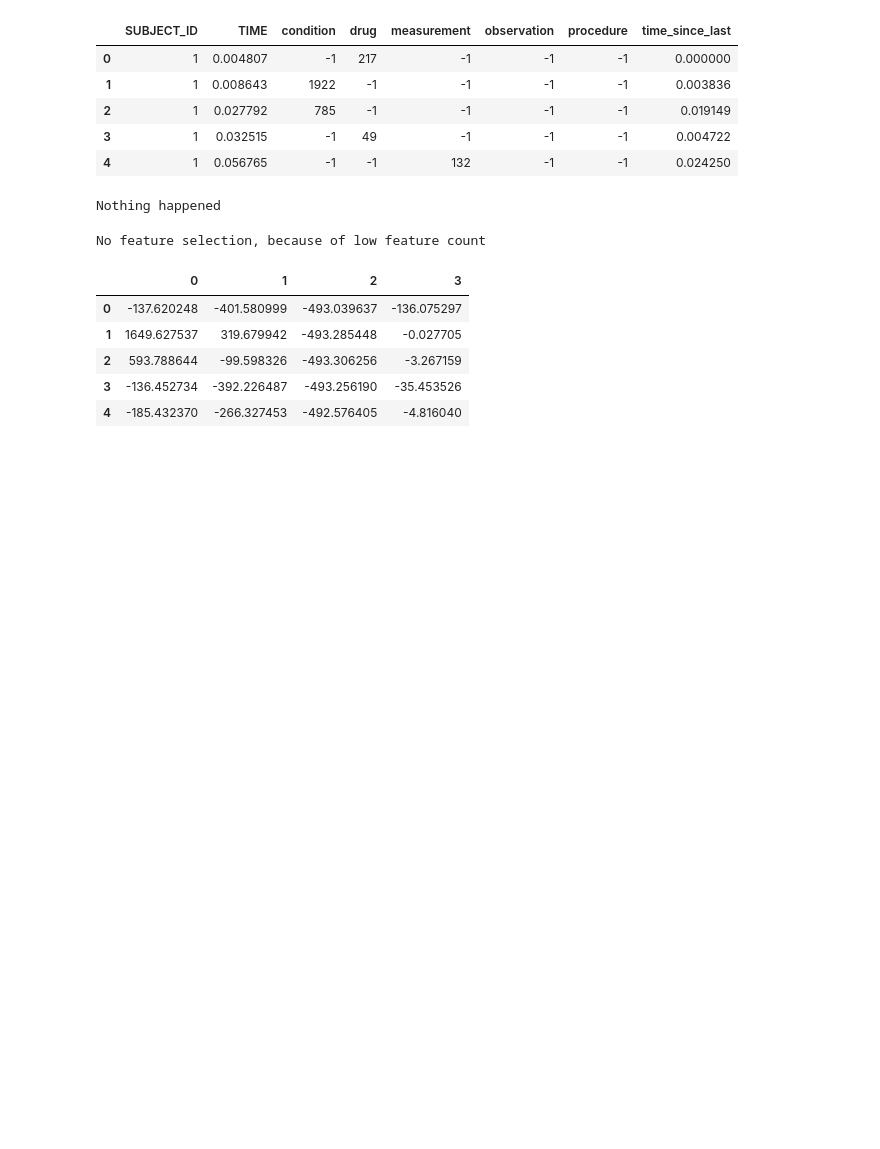
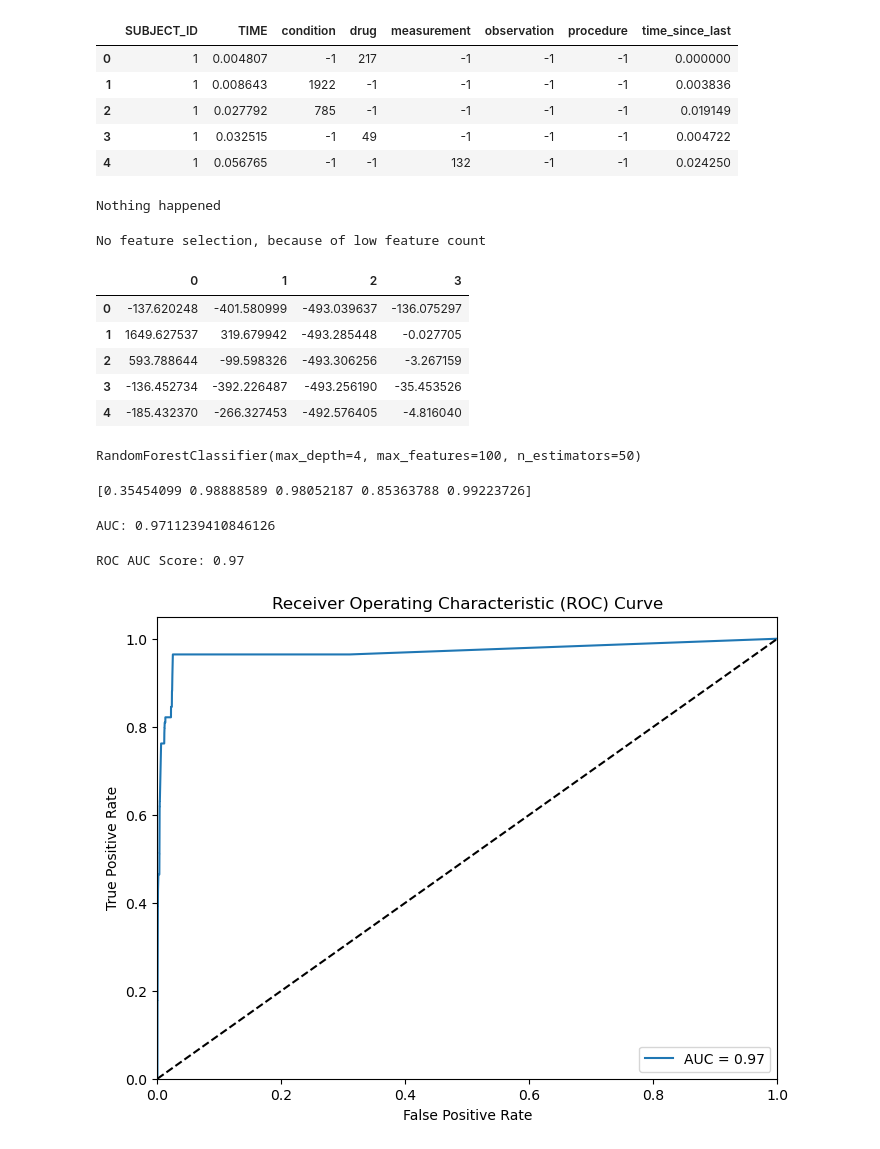
Before and after one commit to OJPOJ/ItDS-project, a Jupyter notebook: preprocessing.ipynb, the cells around one changed output. Saved outputs shown, nothing was run; the diff lists cells and outputs as text; code cells hidden in the pictures; blank space fills up the shorter version.

```diff
--- a/preprocessing.ipynb
+++ b/preprocessing.ipynb
@@ -297,12 +297,14 @@ from sklearn.ensemble import RandomForestClassifier
 from sklearn.svm import SVC
 
 # model
-rf = RandomForestClassifier(n_estimators=100,criterion="gini",max_features=100,max_depth=4)
+rf = RandomForestClassifier(n_estimators=50,criterion="gini",max_features=100,max_depth=4)
 svc = SVC(kernel="linear", probability=True)
-model = svc # select desired model
+model = rf # select desired model
 
 #fit model
 model.fit(X_train,y_train)
+# %% [output]
+RandomForestClassifier(max_depth=4, max_features=100, n_estimators=50)
 # %%
 from sklearn.metrics import roc_auc_score
 from sklearn.model_selection import cross_val_score
@@ -315,14 +317,35 @@ cv = KFold(n_splits=5)#, shuffle=True, random_state=42
 #cross validation
 scores = cross_val_score(model, X_train, y_train, cv=cv, scoring='roc_auc')
 print(scores)
+# %% [output]
+[0.35454099 0.98888589 0.98052187 0.85363788 0.99223726]
 # %%
 #predict probabilities
 probs = model.predict_proba(X_test)
 probs = pd.DataFrame(probs)
-probs = pd.Series(probs.iloc[:, 1])
+y_pred_proba = pd.Series(probs.iloc[:, 1])
 
 # Calculate AUC
-auc = roc_auc_score(y_test.values, probs)
+auc = roc_auc_score(y_test.values, y_pred_proba)
 print("AUC:", auc)
+# %% [output]
+AUC: 0.9711239410846126
 # %%
-# do other funstuff
+from sklearn.metrics import roc_auc_score, roc_curve
+import matplotlib.pyplot as plt
+
+print(f"ROC AUC Score: {auc:.2f}")
+fpr, tpr, thresholds = roc_curve(y_test, y_pred_proba)
+plt.figure(figsize=(8, 6))
+plt.plot(fpr, tpr, label=f'AUC = {auc:.2f}')
+plt.plot([0, 1], [0, 1], 'k--')
+plt.xlim([0.0, 1.0])
+plt.ylim([0.0, 1.05])
+plt.xlabel('False Positive Rate')
+plt.ylabel('True Positive Rate')
+plt.title('Receiver Operating Characteristic (ROC) Curve')
+plt.legend(loc="lower right")
+plt.show()
+# %% [output]
+ROC AUC Score: 0.97
+[figure, added]
```
